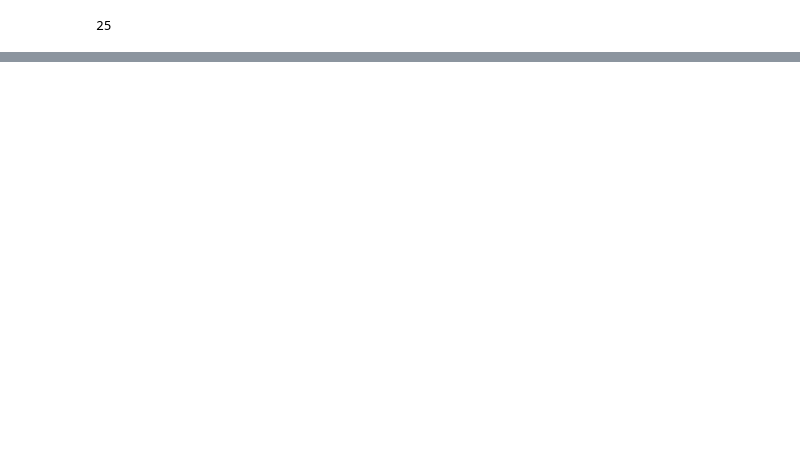
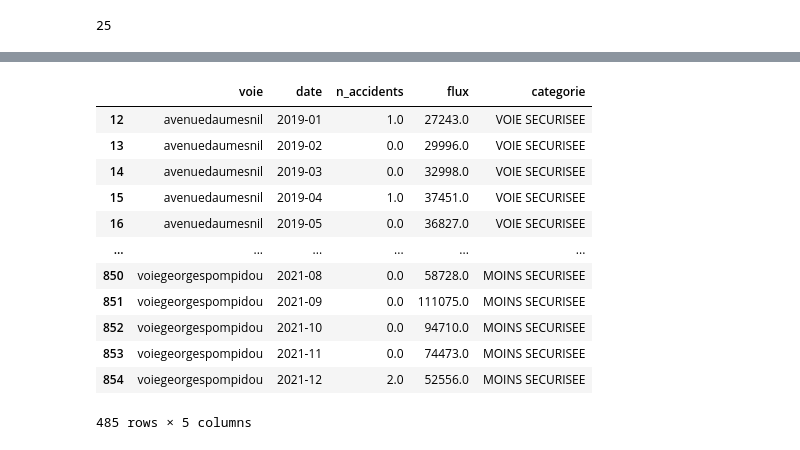
Before and after one commit to hitMaan351/Decision-support-for-cycle-track, a Jupyter notebook: notebooks/create_table_categories_accidents_flux.ipynb, the cells around one changed output, grey strips where cells are left out. Drawn from its saved outputs; the diff is of its cells as text; code cells hidden in the pictures; blank space fills up the shorter version.

```diff
--- a/notebooks/create_table_categories_accidents_flux.ipynb
+++ b/notebooks/create_table_categories_accidents_flux.ipynb
@@ -137,0 +164,26 @@ len(df.name.unique())
+# %%
+df_final = pd.merge(left = df, right = accidents, how = 'left', on = ['voie', 'date'])
+
+df_final = df_final.dropna()
+
+df_final["flux"] = df_final["sum_counts"]
+df_final = df_final.drop(["sum_counts"], axis = 1)
+
+df_final["categorie"] = df_final["ame_d"]
+df_final = df_final.drop(["ame_d"], axis = 1)
+
+df_final
+# %% [output]
+|  | voie | date | n_accidents | flux | categorie |
+| 12 | avenuedaumesnil | 2019-01 | 1.0 | 27243.0 | VOIE SECURISEE |
+| 13 | avenuedaumesnil | 2019-02 | 0.0 | 29996.0 | VOIE SECURISEE |
+| 14 | avenuedaumesnil | 2019-03 | 0.0 | 32998.0 | VOIE SECURISEE |
+| 15 | avenuedaumesnil | 2019-04 | 1.0 | 37451.0 | VOIE SECURISEE |
+| 16 | avenuedaumesnil | 2019-05 | 0.0 | 36827.0 | VOIE SECURISEE |
+| ... | ... | ... | ... | ... | ... |
+| 850 | voiegeorgespompidou | 2021-08 | 0.0 | 58728.0 | MOINS SECURISEE |
+| 851 | voiegeorgespompidou | 2021-09 | 0.0 | 111075.0 | MOINS SECURISEE |
+| 852 | voiegeorgespompidou | 2021-10 | 0.0 | 94710.0 | MOINS SECURISEE |
+| 853 | voiegeorgespompidou | 2021-11 | 0.0 | 74473.0 | MOINS SECURISEE |
+| 854 | voiegeorgespompidou | 2021-12 | 2.0 | 52556.0 | MOINS SECURISEE |
+485 rows × 5 columns
```
Also changed, not shown: parts of 4 cells of this notebook, 1 other file.
